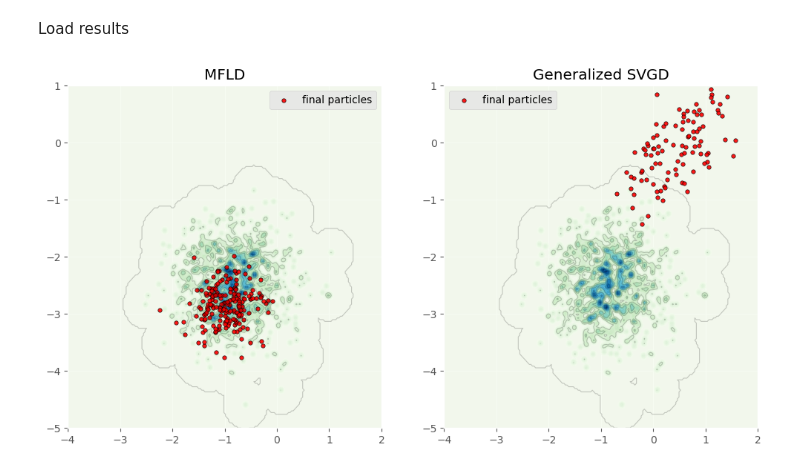
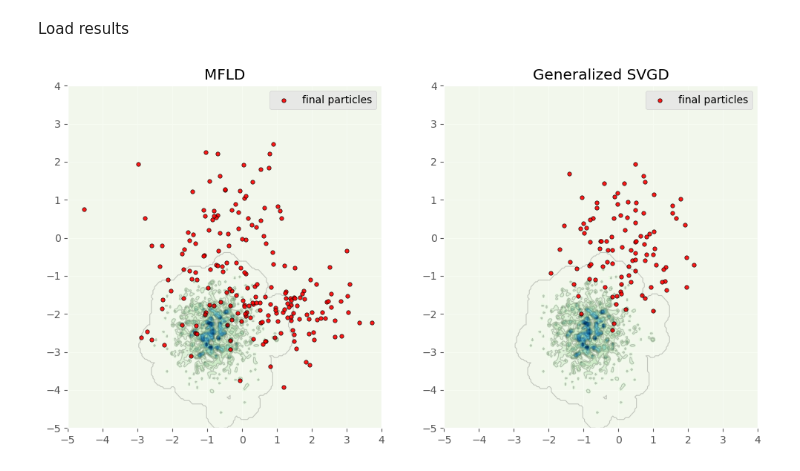
Before and after one commit to congyewang/kgd-code, a Jupyter notebook: pcuq_lotka_volterra.ipynb, the cells around one changed output. Cells and saved outputs as stored; diff of their text form; code cells hidden in the pictures.

```diff
--- a/pcuq_lotka_volterra.ipynb
+++ b/pcuq_lotka_volterra.ipynb
@@ -366,7 +351,7 @@ with open("results_pcuq.pkl", "rb") as f:
     results_pcuq_loaded = pickle.load(f)
 # %%
 def kde_mfld(x):
-    X = results_pcuq["MFLD contour"]["X_fin"][:,:2]
+    X = results_pcuq_loaded["MFLD contour"]["X_fin"][:,:2]
     n = X.shape[0]
     h = 1.0 / jnp.sqrt(n)
 
@@ -381,8 +366,8 @@ def kde_mfld(x):
 mean = jnp.zeros(2)
 cov = jnp.eye(2) * 2.0
 
-x = jnp.linspace(-4, 2, 200)
-y = jnp.linspace(-5, 1, 200)
+x = jnp.linspace(-5, 4, 200)
+y = jnp.linspace(-5, 4, 200)
 X, Y = jnp.meshgrid(x, y)
 Z = jnp.array([[kde_mfld(jnp.array([x, y])) for x in x] for y in y])
 
@@ -400,33 +385,33 @@ for ind, expe in enumerate(list(results_pcuq_loaded.keys())[1:]):
 
     # Lignes de contour par-dessus
     axes[ind].contour(
         X, Y, Z,
         levels=10,
         colors='black',
         linewidths=0.8,
         alpha=0.2
     )
 
     # Points très contrastés
     axes[ind].scatter(
         results_pcuq_loaded[expe]["X_fin"][:, 0],
         results_pcuq_loaded[expe]["X_fin"][:, 1],
         label="final particles",
         c='red',
         edgecolor='black',
         linewidth=0.5,
         s=15,
         alpha=0.9
     )
 
-    # axes[ind].set_xlim(-5, 5)
-    # axes[ind].set_ylim(-5, 5)
+    axes[ind].set_xlim(-5, 4)
+    axes[ind].set_ylim(-5, 4)
     if expe == "VI":
         axes[ind].set_title("KGD descent")
     else:
         axes[ind].set_title(expe)
     axes[ind].legend()
 
 plt.show()
 # %% [output]
-[figure, old version]
+[figure, new version]
```
Also changed, not shown: parts of 14 cells of this notebook, 4 other files.
